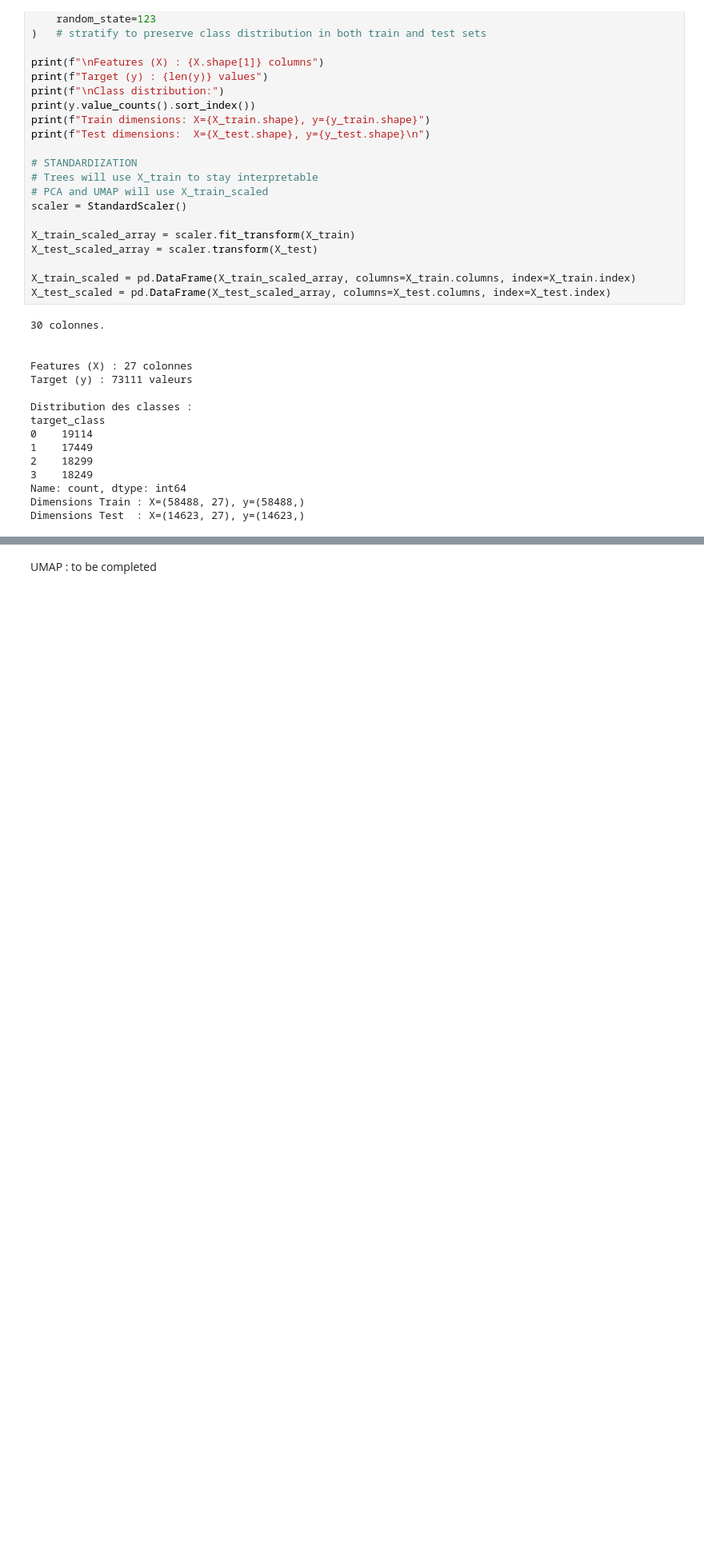
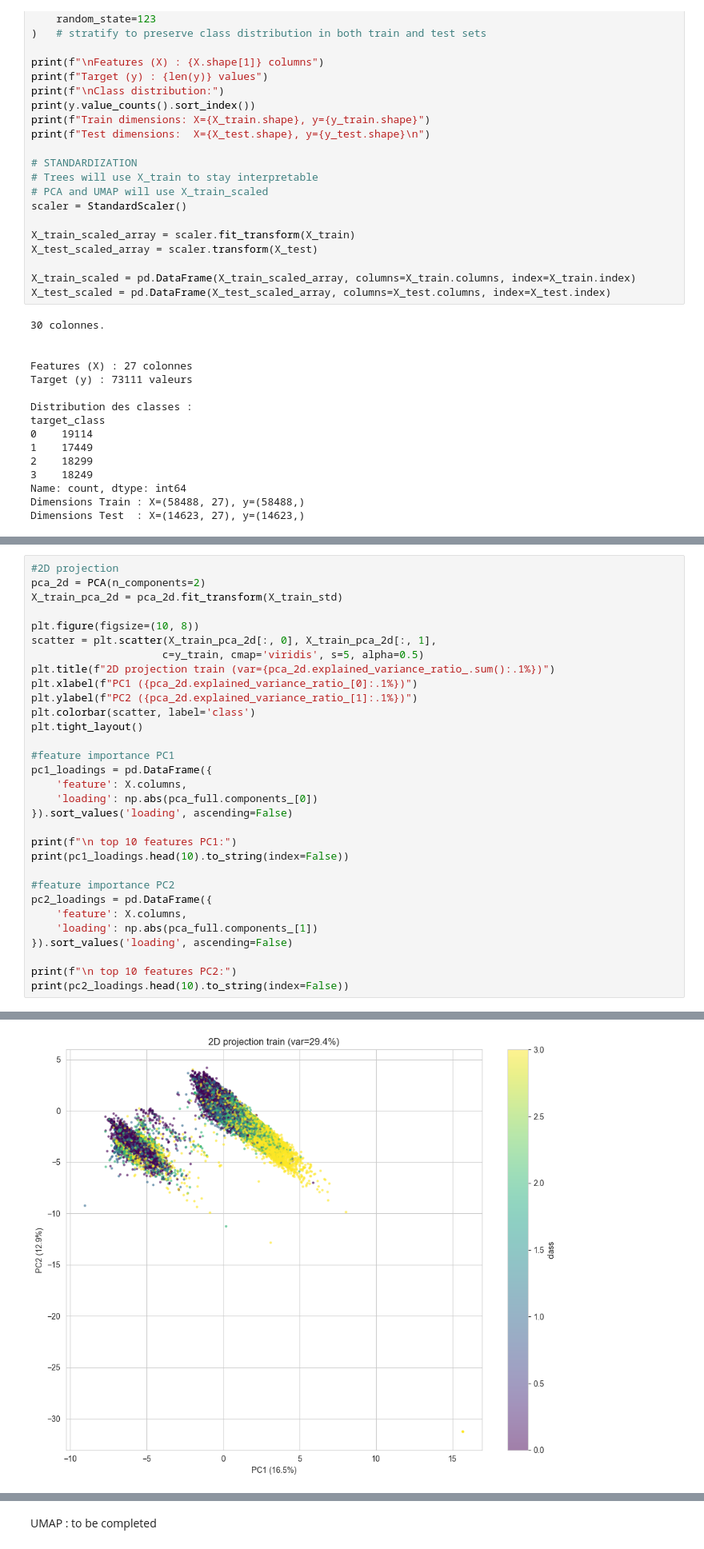
Before and after one commit to Felix-prjcts/ML_Airbnb_domain_generalisation, a Jupyter notebook: 1_ML_Paris.ipynb, the cells around one changed output, grey strips where cells are left out. Shown at 80% size. Cells and saved outputs as stored; diff of their text form; blank space fills up the shorter version.

```diff
--- a/1_ML_Paris.ipynb
+++ b/1_ML_Paris.ipynb
@@ -91,0 +180,32 @@ PCA : to be completed
+# %%
+#2D projection
+pca_2d = PCA(n_components=2)
+X_train_pca_2d = pca_2d.fit_transform(X_train_std)
+
+plt.figure(figsize=(10, 8))
+scatter = plt.scatter(X_train_pca_2d[:, 0], X_train_pca_2d[:, 1],
+                     c=y_train, cmap='viridis', s=5, alpha=0.5)
+plt.title(f"2D projection train (var={pca_2d.explained_variance_ratio_.sum():.1%})")
+plt.xlabel(f"PC1 ({pca_2d.explained_variance_ratio_[0]:.1%})")
+plt.ylabel(f"PC2 ({pca_2d.explained_variance_ratio_[1]:.1%})")
+plt.colorbar(scatter, label='class')
+plt.tight_layout()
+
+#feature importance PC1
+pc1_loadings = pd.DataFrame({
+    'feature': X.columns,
+    'loading': np.abs(pca_full.components_[0])
+}).sort_values('loading', ascending=False)
+
+print(f"\n top 10 features PC1:")
+print(pc1_loadings.head(10).to_string(index=False))
+
+#feature importance PC2
+pc2_loadings = pd.DataFrame({
+    'feature': X.columns,
+    'loading': np.abs(pca_full.components_[1])
+}).sort_values('loading', ascending=False)
+
+print(f"\n top 10 features PC2:")
+print(pc2_loadings.head(10).to_string(index=False))
+# %% [output]
@@ -91,0 +229 @@ PCA : to be completed
+[figure, added]
```
Also changed, not shown: parts of 24 cells of this notebook, 1 other file.
